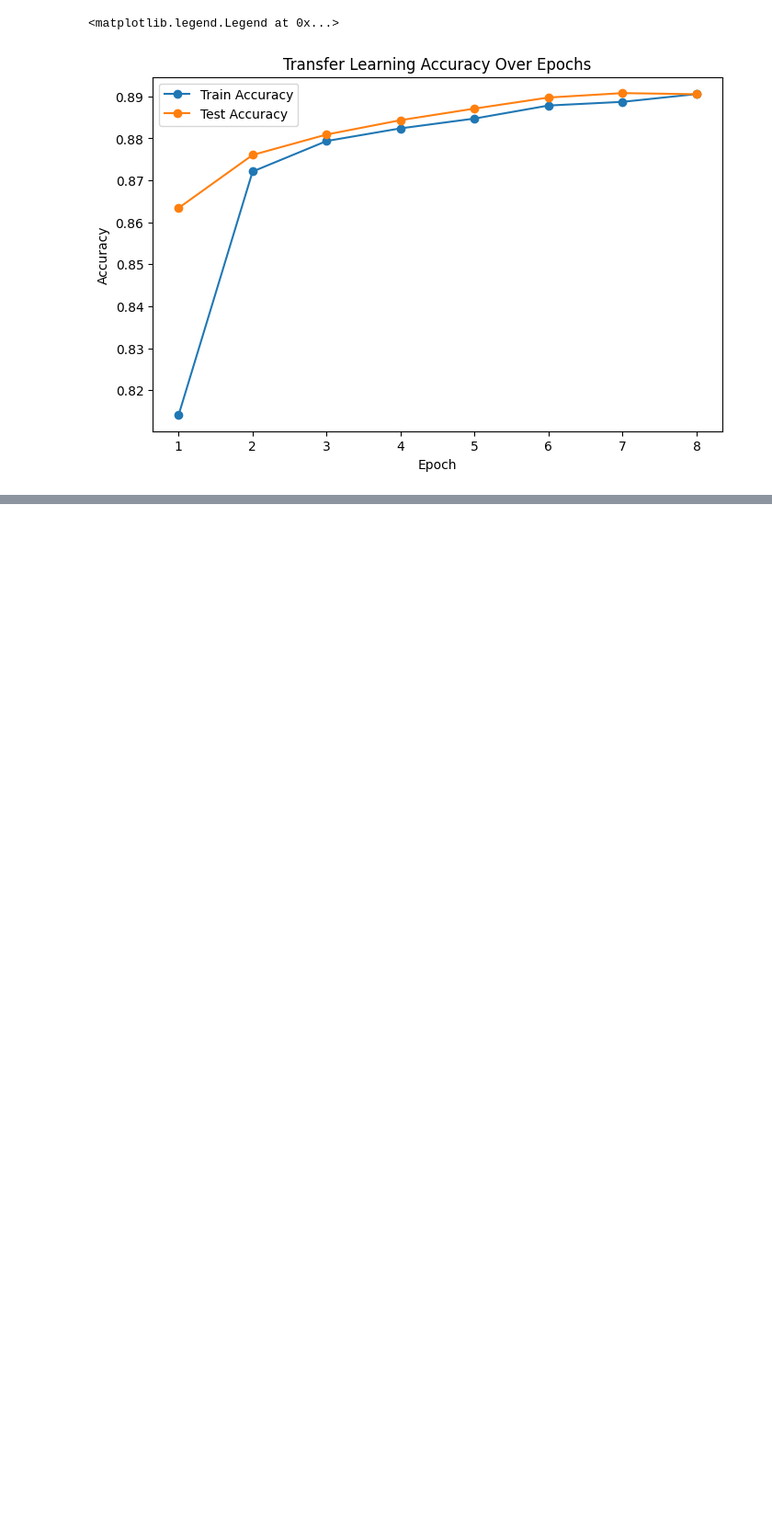
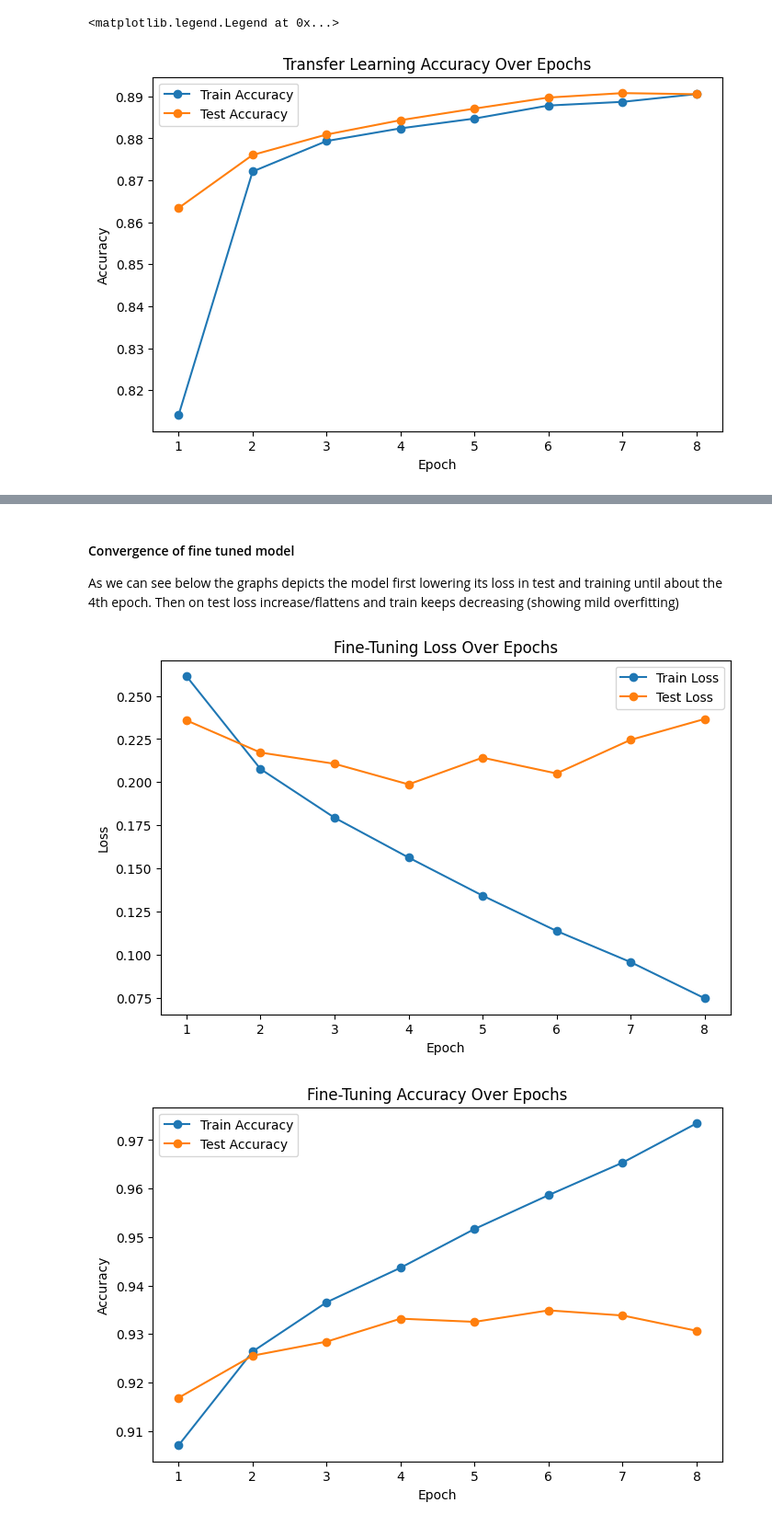
Before and after one commit to SamSkanse/Transfer-Learning-Transformers-Lab, a Jupyter notebook: transfer_transformer_lab.ipynb, the cells around one changed output, grey strips where cells are left out. Shown at 92% size. Saved outputs shown, nothing was run; the diff lists cells and outputs as text; code cells hidden in the pictures; blank space fills up the shorter version.

```diff
--- a/transfer_transformer_lab.ipynb
+++ b/transfer_transformer_lab.ipynb
@@ -1178,0 +1355,29 @@ plt.legend()
+# %% [markdown]
+#### Convergence of fine tuned model
+
+As we can see below the graphs depicts the model first lowering its loss in test and training until about the 4th epoch. Then on test loss increase/flattens and train keeps decreasing (showing mild overfitting)
+# %%
+
+# --- Fine-Tuning Convergence Plots ---
+# Same style plots as the transfer learning section for easy side-by-side comparison
+
+plt.figure(figsize=(8, 5))
+plt.plot(range(1, ft_num_epochs + 1), ft_train_losses, marker="o", label="Train Loss")
+plt.plot(range(1, ft_num_epochs + 1), ft_test_losses, marker="o", label="Test Loss")
+plt.xlabel("Epoch")
+plt.ylabel("Loss")
+plt.title("Fine-Tuning Loss Over Epochs")
+plt.legend()
+plt.show()
+
+plt.figure(figsize=(8, 5))
+plt.plot(range(1, ft_num_epochs + 1), ft_train_accuracies, marker="o", label="Train Accuracy")
+plt.plot(range(1, ft_num_epochs + 1), ft_test_accuracies, marker="o", label="Test Accuracy")
+plt.xlabel("Epoch")
+plt.ylabel("Accuracy")
+plt.title("Fine-Tuning Accuracy Over Epochs")
+plt.legend()
+plt.show()
+# %% [output]
+[figure, added]
+[figure, added]
```
Also changed, not shown: parts of 11 cells of this notebook.
